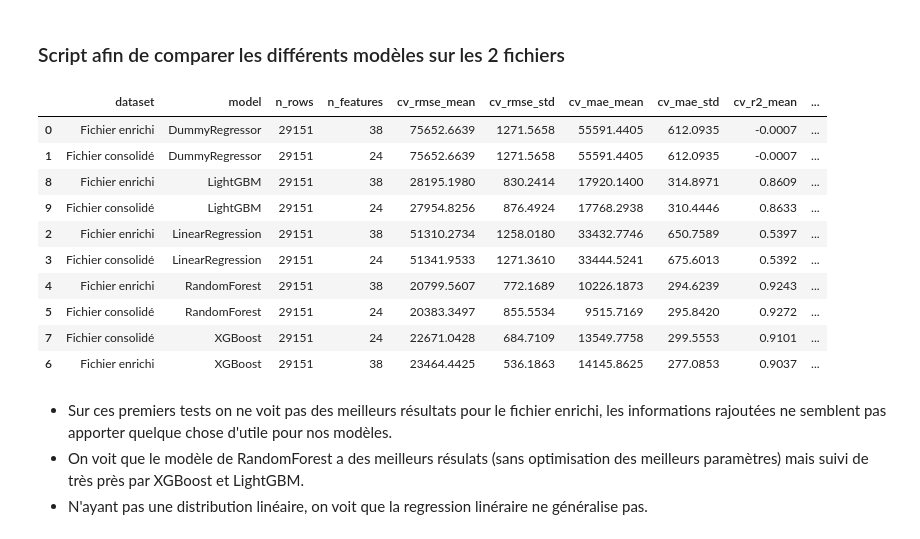
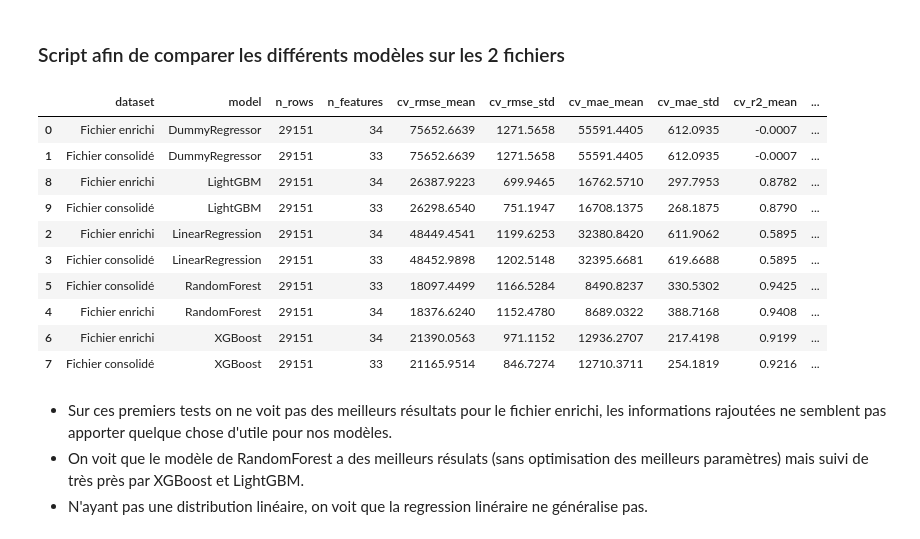
Before and after one commit to SCFlorian/Systeme_recommandation_agricole, a Jupyter notebook: notebooks/notebook_modelisation.ipynb, the cells around one changed output. Cells and saved outputs as stored; diff of their text form; code cells hidden in the pictures.

```diff
--- a/notebooks/notebook_modelisation.ipynb
+++ b/notebooks/notebook_modelisation.ipynb
@@ -25,7 +25,7 @@ warnings.filterwarnings("ignore", message="X does not have valid feature names")
 
 # Chargement des données
 df_enrichi = pd.read_csv("../data/processed/yield_df_enriched.csv")
-df_conso = pd.read_csv("../data/processed/yield_df_final_conso.csv")
+df_conso = pd.read_csv("../data/processed/yield_df_final_conso_encoded.csv")
 
 # Colonnes
 cols_num_enrichi = [
@@ -34,34 +34,36 @@ cols_num_enrichi = [
     "relative_tech_intensity"
 ]
 
-cols_cat_enrichi = [
-    "item_Cassava", "item_Maize", "item_Plantains and others", "item_Potatoes", "item_Rice",
-    "item_Sorghum", "item_Soybean", "item_Sweet potatoes", "item_Wheat",
-    "item_Yams", "Weather_Condition_Cloudy", "Weather_Condition_Rainy",
-    "Weather_Condition_Sunny", "Soil_Type_Chalky", "Soil_Type_Clay",
-    "Soil_Type_Loam", "Soil_Type_Peaty", "Soil_Type_Sandy", "Soil_Type_Silt",
-    "Agro_Profile_cold_dry_extensive", "Agro_Profile_cold_dry_intensive",
-    "Agro_Profile_cold_wet_extensive", "Agro_Profile_cold_wet_intensive",
-    "Agro_Profile_hot_dry_extensive", "Agro_Profile_hot_dry_intensive",
-    "Agro_Profile_hot_wet_extensive", "Agro_Profile_hot_wet_intensive",
-    "Fertilizer_Used_0", "Fertilizer_Used_1",
-    "Irrigation_Used_0", "Irrigation_Used_1"
-]
+cols_cat_enrichi = ['item_Cassava',
+                    'item_Maize', 'item_Plantains and others', 'item_Potatoes',
+                    'item_Rice', 'item_Sorghum', 'item_Soybean',
+                    'item_Sweet potatoes', 'item_Wheat', 'item_Yams',
+                    'region_Australia and New Zealand', 'region_Central Asia',
+                    'region_Eastern Asia', 'region_Eastern Europe',
+                    'region_Latin America and the Caribbean', 'region_Melanesia',
+                    'region_Micronesia', 'region_Northern Africa',
+                    'region_Northern America', 'region_Northern Europe', 'region_Polynesia',
+                    'region_South-eastern Asia', 'region_Southern Asia',
+                    'region_Southern Europe', 'region_Sub-Saharan Africa',
+                    'region_Western Asia', 'region_Western Europe'
+                    ]
 
-cols_num_conso = [
-    "avg_temp", "rainfall_mm", "pesticides_tonnes",
-    "tech_trend", "climate_instability", "relative_tech_intensity"
-]
+cols_num_conso = ["avg_temp", "rainfall_mm", "pesticides_tonnes",
+                  "tech_trend", "climate_instability", "relative_tech_intensity"
+                  ]
 
-cols_cat_conso = [
-    "item_Cassava", "item_Maize", "item_Plantains and others", "item_Potatoes",
-    "item_Rice, paddy", "item_Sorghum", "item_Soybeans", "item_Sweet potatoes",
-    "item_Wheat", "item_Yams",
-    "Agro_Profile_cold_dry_extensive", "Agro_Profile_cold_dry_intensive",
-    "Agro_Profile_cold_wet_extensive", "Agro_Profile_cold_wet_intensive",
-    "Agro_Profile_hot_dry_extensive", "Agro_Profile_hot_dry_intensive",
-    "Agro_Profile_hot_wet_extensive", "Agro_Profile_hot_wet_intensive"
-]
+cols_cat_conso = ['item_Cassava','item_Maize', 'item_Plantains and others', 'item_Potatoes',
+                  'item_Rice', 'item_Sorghum', 'item_Soybean',
+                  'item_Sweet potatoes', 'item_Wheat', 'item_Yams',
+                  'region_Australia and New Zealand', 'region_Central Asia',
+                  'region_Eastern Asia', 'region_Eastern Europe',
+                  'region_Latin America and the Caribbean', 'region_Melanesia',
+                  'region_Micronesia', 'region_Northern Africa',
+                  'region_Northern America', 'region_Northern Europe', 'region_Polynesia',
+                  'region_South-eastern Asia', 'region_Southern Asia',
+                  'region_Southern Europe', 'region_Sub-Saharan Africa',
+                  'region_Western Asia', 'region_Western Europe'
+                  ]
 
 # Fonction d'évaluation
 def evaluate_dataset(
@@ -172,43 +174,43 @@ for model_name, model in models.items():
         model=model
     )
     all_results.append(result_enrichi)
 
     result_conso = evaluate_dataset(
         df=df_conso,
         dataset_name="Fichier consolidé",
         numeric_cols=cols_num_conso,
         categorical_cols=cols_cat_conso,
         model_name=model_name,
         model=model
     )
     all_results.append(result_conso)
 
 
 # Tableau final
 comparison = pd.DataFrame(all_results)
 
 comparison = comparison[[
     "dataset", "model",
     "n_rows", "n_features",
     "cv_rmse_mean", "cv_rmse_std",
     "cv_mae_mean", "cv_mae_std",
     "cv_r2_mean", "cv_r2_std",
     "test_rmse", "test_mae", "test_r2"
 ]]
 
 pd.DataFrame(comparison.round(4).sort_values(by=["model", "test_rmse"]))
 # %% [output]
 |  | dataset | model | n_rows | n_features | cv_rmse_mean | cv_rmse_std | cv_mae_mean | cv_mae_std | cv_r2_mean | ... |
-| 0 | Fichier enrichi | DummyRegressor | 29151 | 38 | 75652.6639 | 1271.5658 | 55591.4405 | 612.0935 | -0.0007 | ... |
-| 1 | Fichier consolidé | DummyRegressor | 29151 | 24 | 75652.6639 | 1271.5658 | 55591.4405 | 612.0935 | -0.0007 | ... |
-| 8 | Fichier enrichi | LightGBM | 29151 | 38 | 28195.1980 | 830.2414 | 17920.1400 | 314.8971 | 0.8609 | ... |
-| 9 | Fichier consolidé | LightGBM | 29151 | 24 | 27954.8256 | 876.4924 | 17768.2938 | 310.4446 | 0.8633 | ... |
-| 2 | Fichier enrichi | LinearRegression | 29151 | 38 | 51310.2734 | 1258.0180 | 33432.7746 | 650.7589 | 0.5397 | ... |
-| 3 | Fichier consolidé | LinearRegression | 29151 | 24 | 51341.9533 | 1271.3610 | 33444.5241 | 675.6013 | 0.5392 | ... |
-| 4 | Fichier enrichi | RandomForest | 29151 | 38 | 20799.5607 | 772.1689 | 10226.1873 | 294.6239 | 0.9243 | ... |
-| 5 | Fichier consolidé | RandomForest | 29151 | 24 | 20383.3497 | 855.5534 | 9515.7169 | 295.8420 | 0.9272 | ... |
-| 7 | Fichier consolidé | XGBoost | 29151 | 24 | 22671.0428 | 684.7109 | 13549.7758 | 299.5553 | 0.9101 | ... |
-| 6 | Fichier enrichi | XGBoost | 29151 | 38 | 23464.4425 | 536.1863 | 14145.8625 | 277.0853 | 0.9037 | ... |
+| 0 | Fichier enrichi | DummyRegressor | 29151 | 34 | 75652.6639 | 1271.5658 | 55591.4405 | 612.0935 | -0.0007 | ... |
+| 1 | Fichier consolidé | DummyRegressor | 29151 | 33 | 75652.6639 | 1271.5658 | 55591.4405 | 612.0935 | -0.0007 | ... |
+| 8 | Fichier enrichi | LightGBM | 29151 | 34 | 26387.9223 | 699.9465 | 16762.5710 | 297.7953 | 0.8782 | ... |
+| 9 | Fichier consolidé | LightGBM | 29151 | 33 | 26298.6540 | 751.1947 | 16708.1375 | 268.1875 | 0.8790 | ... |
+| 2 | Fichier enrichi | LinearRegression | 29151 | 34 | 48449.4541 | 1199.6253 | 32380.8420 | 611.9062 | 0.5895 | ... |
+| 3 | Fichier consolidé | LinearRegression | 29151 | 33 | 48452.9898 | 1202.5148 | 32395.6681 | 619.6688 | 0.5895 | ... |
+| 5 | Fichier consolidé | RandomForest | 29151 | 33 | 18097.4499 | 1166.5284 | 8490.8237 | 330.5302 | 0.9425 | ... |
+| 4 | Fichier enrichi | RandomForest | 29151 | 34 | 18376.6240 | 1152.4780 | 8689.0322 | 388.7168 | 0.9408 | ... |
+| 6 | Fichier enrichi | XGBoost | 29151 | 34 | 21390.0563 | 971.1152 | 12936.2707 | 217.4198 | 0.9199 | ... |
+| 7 | Fichier consolidé | XGBoost | 29151 | 33 | 21165.9514 | 846.7274 | 12710.3711 | 254.1819 | 0.9216 | ... |
 # %% [markdown]
 - Sur ces premiers tests on ne voit pas des meilleurs résultats pour le fichier enrichi, les informations rajoutées ne semblent pas apporter quelque chose d'utile pour nos modèles.
 - On voit que le modèle de RandomForest a des meilleurs résulats (sans optimisation des meilleurs paramètres) mais suivi de très près par XGBoost et LightGBM.
```
Also changed, not shown: 4 other files.
